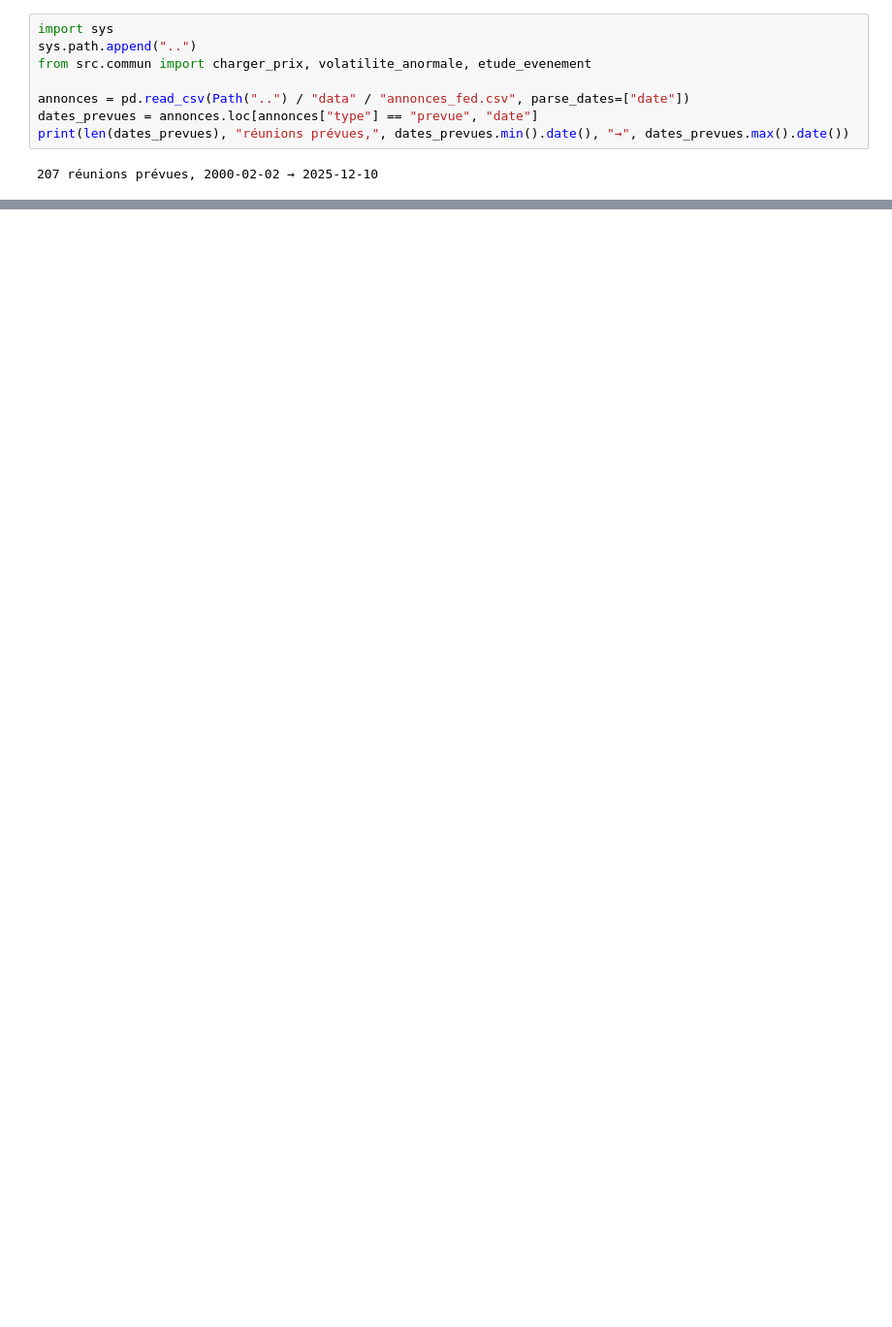
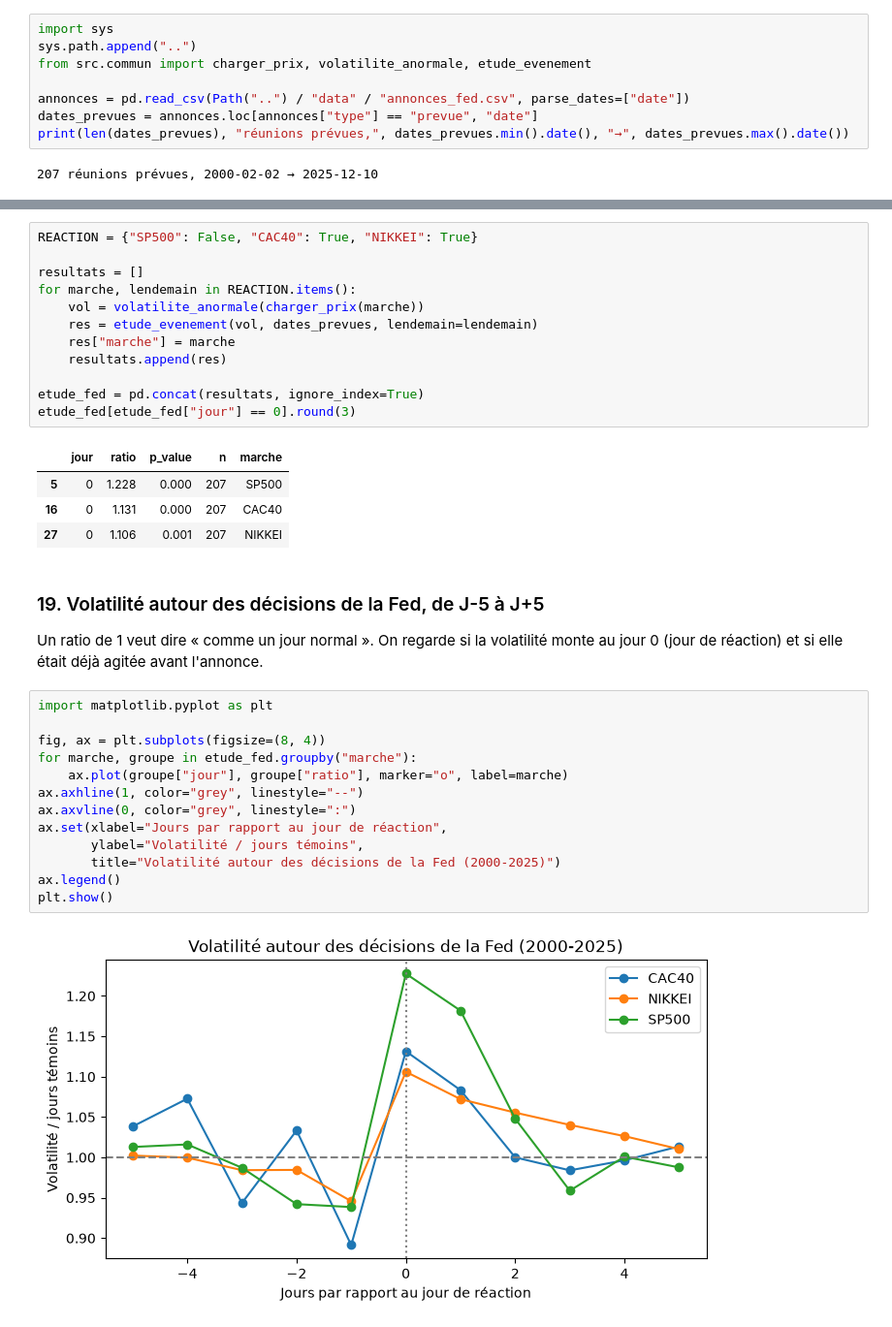
Before and after one commit to Aldm765/Ensae-projet-python-2026, a Jupyter notebook: brouillons/fed.ipynb, the cells around one changed output, grey strips where cells are left out. Shown at 97% size. Saved outputs shown, nothing was run; the diff lists cells and outputs as text; blank space fills up the shorter version.

Commit message:
FED : Avancée sur la volatilité et les graphes

```diff
--- a/brouillons/fed.ipynb
+++ b/brouillons/fed.ipynb
@@ -436,0 +440,35 @@ print(len(dates_prevues), "réunions prévues,", dates_prevues.min().date(), "
+# %%
+REACTION = {"SP500": False, "CAC40": True, "NIKKEI": True}
+
+resultats = []
+for marche, lendemain in REACTION.items():
+    vol = volatilite_anormale(charger_prix(marche))
+    res = etude_evenement(vol, dates_prevues, lendemain=lendemain)
+    res["marche"] = marche
+    resultats.append(res)
+
+etude_fed = pd.concat(resultats, ignore_index=True)
+etude_fed[etude_fed["jour"] == 0].round(3)
+# %% [output]
+|  | jour | ratio | p_value | n | marche |
+| 5 | 0 | 1.228 | 0.000 | 207 | SP500 |
+| 16 | 0 | 1.131 | 0.000 | 207 | CAC40 |
+| 27 | 0 | 1.106 | 0.001 | 207 | NIKKEI |
+# %% [markdown]
+### 19. Volatilité autour des décisions de la Fed, de J-5 à J+5
+Un ratio de 1 veut dire « comme un jour normal ». On regarde si la volatilité monte au jour 0 (jour de réaction) et si elle était déjà agitée avant l'annonce.
+# %%
+import matplotlib.pyplot as plt
+
+fig, ax = plt.subplots(figsize=(8, 4))
+for marche, groupe in etude_fed.groupby("marche"):
+    ax.plot(groupe["jour"], groupe["ratio"], marker="o", label=marche)
+ax.axhline(1, color="grey", linestyle="--")
+ax.axvline(0, color="grey", linestyle=":")
+ax.set(xlabel="Jours par rapport au jour de réaction",
+       ylabel="Volatilité / jours témoins",
+       title="Volatilité autour des décisions de la Fed (2000-2025)")
+ax.legend()
+plt.show()
+# %% [output]
+[figure, added]
```
Also changed, not shown: parts of 5 cells of this notebook.
